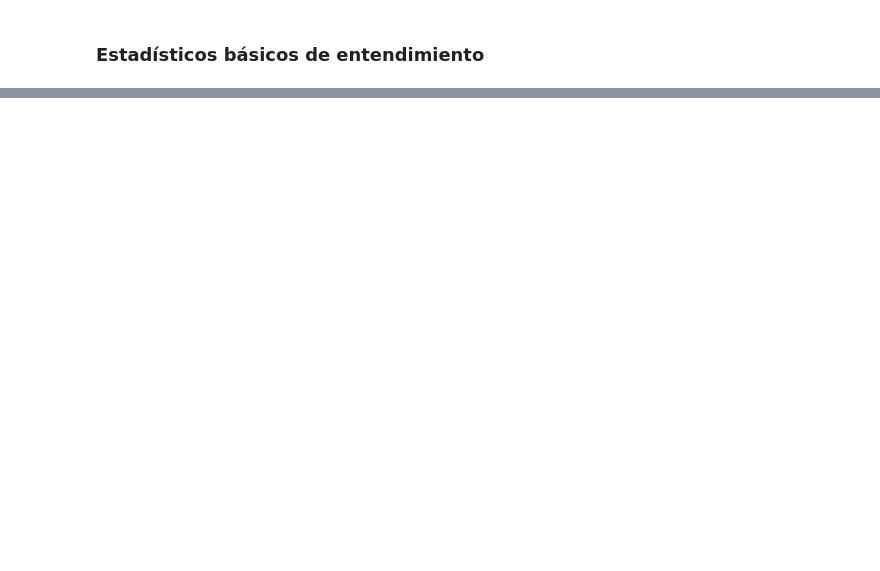
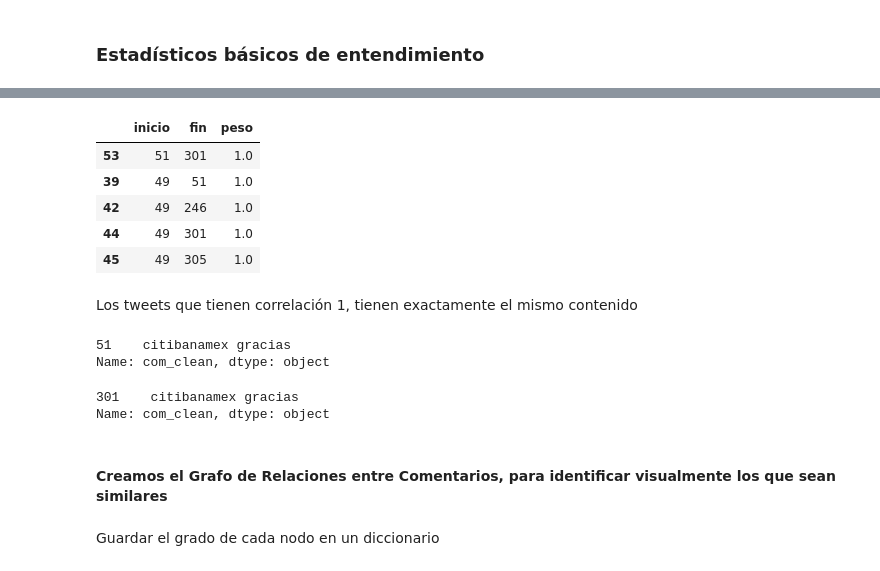
Before and after one commit to cesarqb/Topic-Modeling-with-Python, a Jupyter notebook: notebooks/topic_modeling_analysis.ipynb, the cells around one changed output, grey strips where cells are left out. Saved outputs shown, nothing was run; the diff lists cells and outputs as text; code cells hidden in the pictures; blank space fills up the shorter version.

```diff
--- a/notebooks/topic_modeling_analysis.ipynb
+++ b/notebooks/topic_modeling_analysis.ipynb
@@ -61,0 +180,25 @@ df.head()
+# %%
+cordf = build_edge_dataframe(matcor, threshold=0.6)
+
+cordf.sort_values("peso", ascending=False).head()
+# %% [output]
+|  | inicio | fin | peso |
+| 53 | 51 | 301 | 1.0 |
+| 39 | 49 | 51 | 1.0 |
+| 42 | 49 | 246 | 1.0 |
+| 44 | 49 | 301 | 1.0 |
+| 45 | 49 | 305 | 1.0 |
+# %% [markdown]
+Los tweets que tienen correlación 1, tienen exactamente el mismo contenido
+# %%
+comm[comm.index==51]
+# %% [output]
+51    citibanamex gracias
+Name: com_clean, dtype: object
+# %%
+comm[comm.index==301]
+# %% [output]
+301    citibanamex gracias
+Name: com_clean, dtype: object
+# %% [markdown]
+#### Creamos el Grafo de Relaciones entre Comentarios, para identificar visualmente los que sean similares
@@ -61,0 +212,2 @@ df.head()
+# %% [markdown]
+Guardar el grado de cada nodo en un diccionario
```
Also changed, not shown: parts of 24 cells of this notebook, 2 other files.
